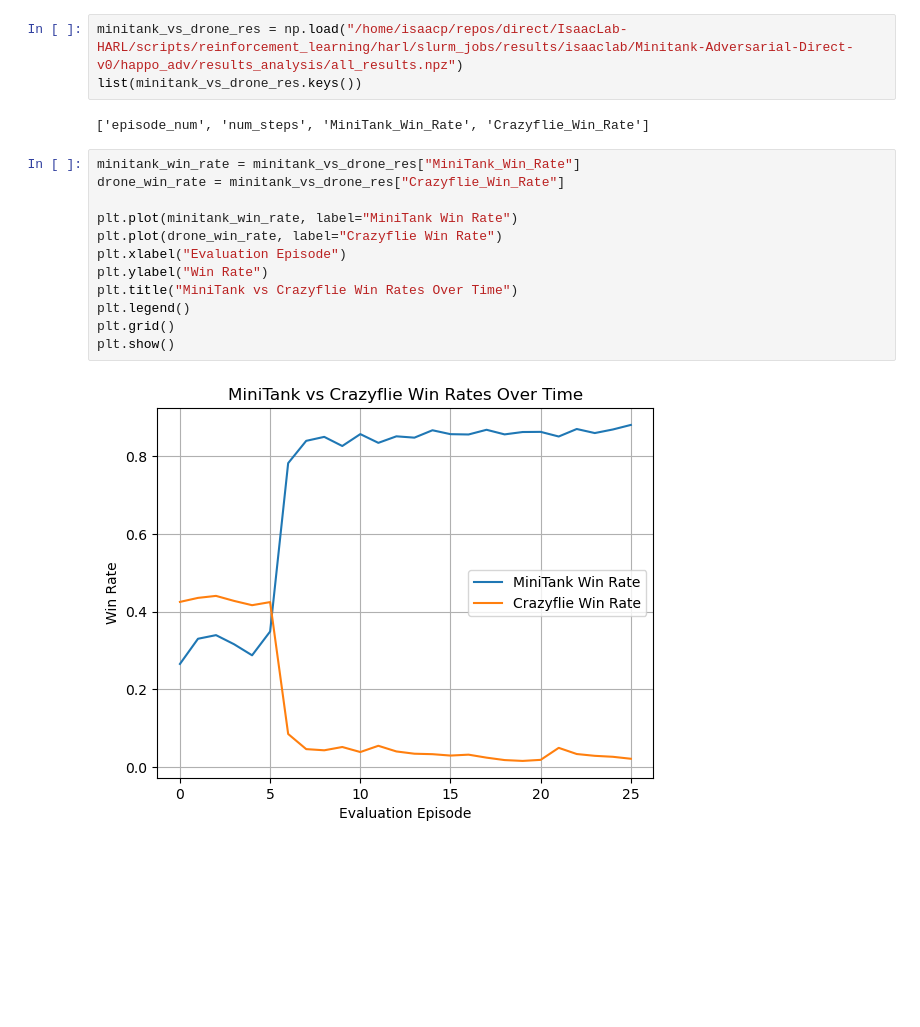
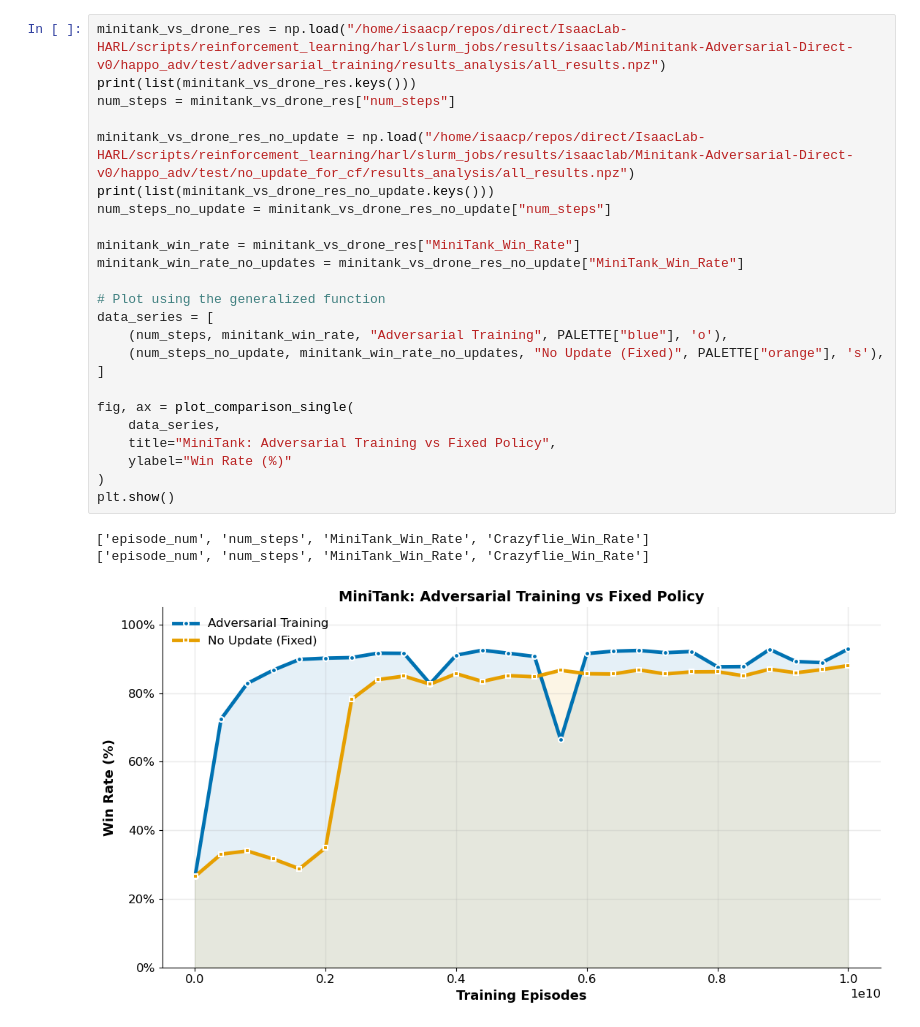
Before and after one commit to DIRECTLab/IsaacLab-HARL, a Jupyter notebook: scripts/paper_results/adversarial_results/paper_plots.ipynb, the cells around one changed output. Saved outputs shown, nothing was run; the diff lists cells and outputs as text; blank space fills up the shorter version.

Commit message:
update to slurm jobs and analysis notebook

```diff
--- a/scripts/paper_results/adversarial_results/paper_plots.ipynb
+++ b/scripts/paper_results/adversarial_results/paper_plots.ipynb
@@ -7,19 +76,28 @@ import seaborn as sns
-# %%
-minitank_vs_drone_res = np.load("/home/isaacp/repos/direct/IsaacLab-HARL/scripts/reinforcement_learning/harl/slurm_jobs/results/isaaclab/Minitank-Adversarial-Direct-v0/happo_adv/results_analysis/all_results.npz")
-list(minitank_vs_drone_res.keys())
-# %% [output]
-['episode_num', 'num_steps', 'MiniTank_Win_Rate', 'Crazyflie_Win_Rate']
 # %%
+minitank_vs_drone_res = np.load("/home/isaacp/repos/direct/IsaacLab-HARL/scripts/reinforcement_learning/harl/slurm_jobs/results/isaaclab/Minitank-Adversarial-Direct-v0/happo_adv/test/adversarial_training/results_analysis/all_results.npz")
+print(list(minitank_vs_drone_res.keys()))
+num_steps = minitank_vs_drone_res["num_steps"]
+
+minitank_vs_drone_res_no_update = np.load("/home/isaacp/repos/direct/IsaacLab-HARL/scripts/reinforcement_learning/harl/slurm_jobs/results/isaaclab/Minitank-Adversarial-Direct-v0/happo_adv/test/no_update_for_cf/results_analysis/all_results.npz")
+print(list(minitank_vs_drone_res_no_update.keys()))
+num_steps_no_update = minitank_vs_drone_res_no_update["num_steps"]
+
 minitank_win_rate = minitank_vs_drone_res["MiniTank_Win_Rate"]
-drone_win_rate = minitank_vs_drone_res["Crazyflie_Win_Rate"]
+minitank_win_rate_no_updates = minitank_vs_drone_res_no_update["MiniTank_Win_Rate"]
 
-plt.plot(minitank_win_rate, label="MiniTank Win Rate")
-plt.plot(drone_win_rate, label="Crazyflie Win Rate")
-plt.xlabel("Evaluation Episode")
-plt.ylabel("Win Rate")
-plt.title("MiniTank vs Crazyflie Win Rates Over Time")
-plt.legend()
-plt.grid()
+# Plot using the generalized function
+data_series = [
+    (num_steps, minitank_win_rate, "Adversarial Training", PALETTE["blue"], 'o'),
+    (num_steps_no_update, minitank_win_rate_no_updates, "No Update (Fixed)", PALETTE["orange"], 's'),
+]
+
+fig, ax = plot_comparison_single(
+    data_series,
+    title="MiniTank: Adversarial Training vs Fixed Policy",
+    ylabel="Win Rate (%)"
+)
 plt.show()
 # %% [output]
+['episode_num', 'num_steps', 'MiniTank_Win_Rate', 'Crazyflie_Win_Rate']
+['episode_num', 'num_steps', 'MiniTank_Win_Rate', 'Crazyflie_Win_Rate']
-[figure, old version]
+[figure, new version]
```
Also changed, not shown: parts of 2 cells of this notebook, 4 other files.
